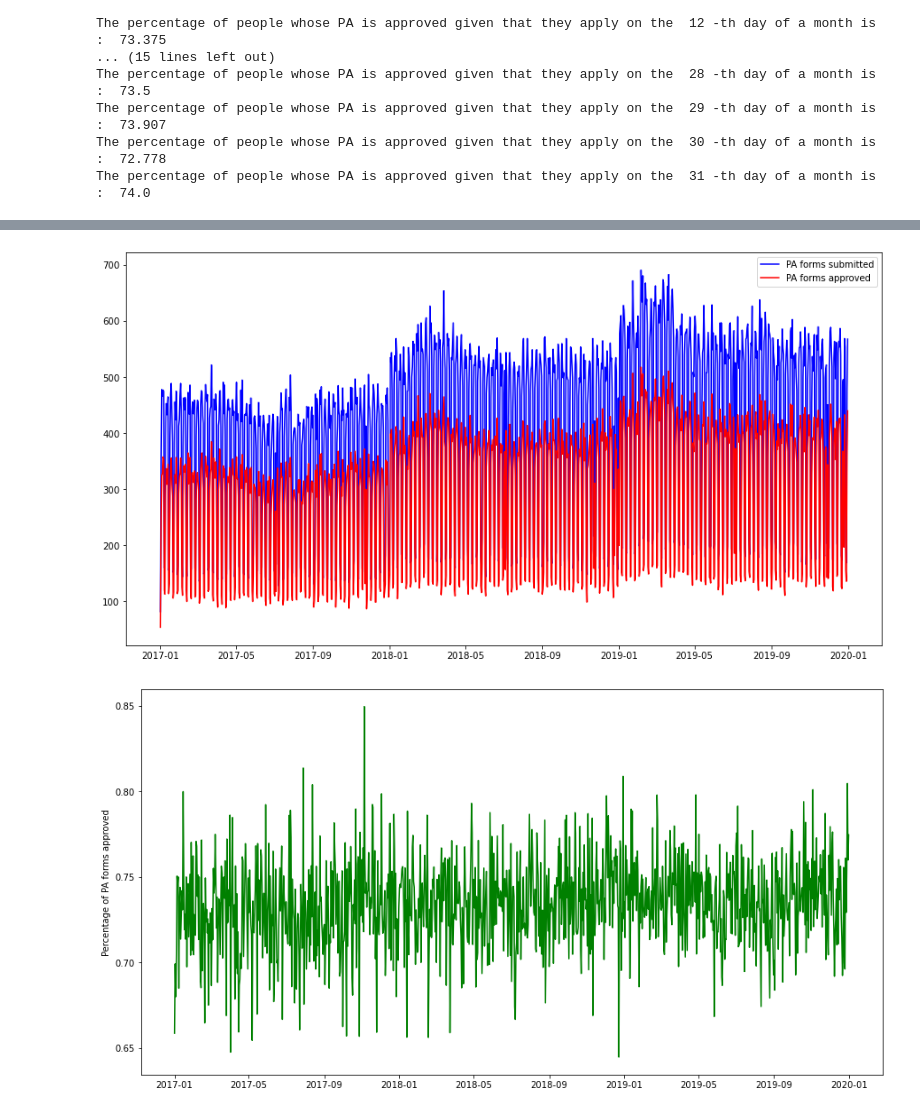
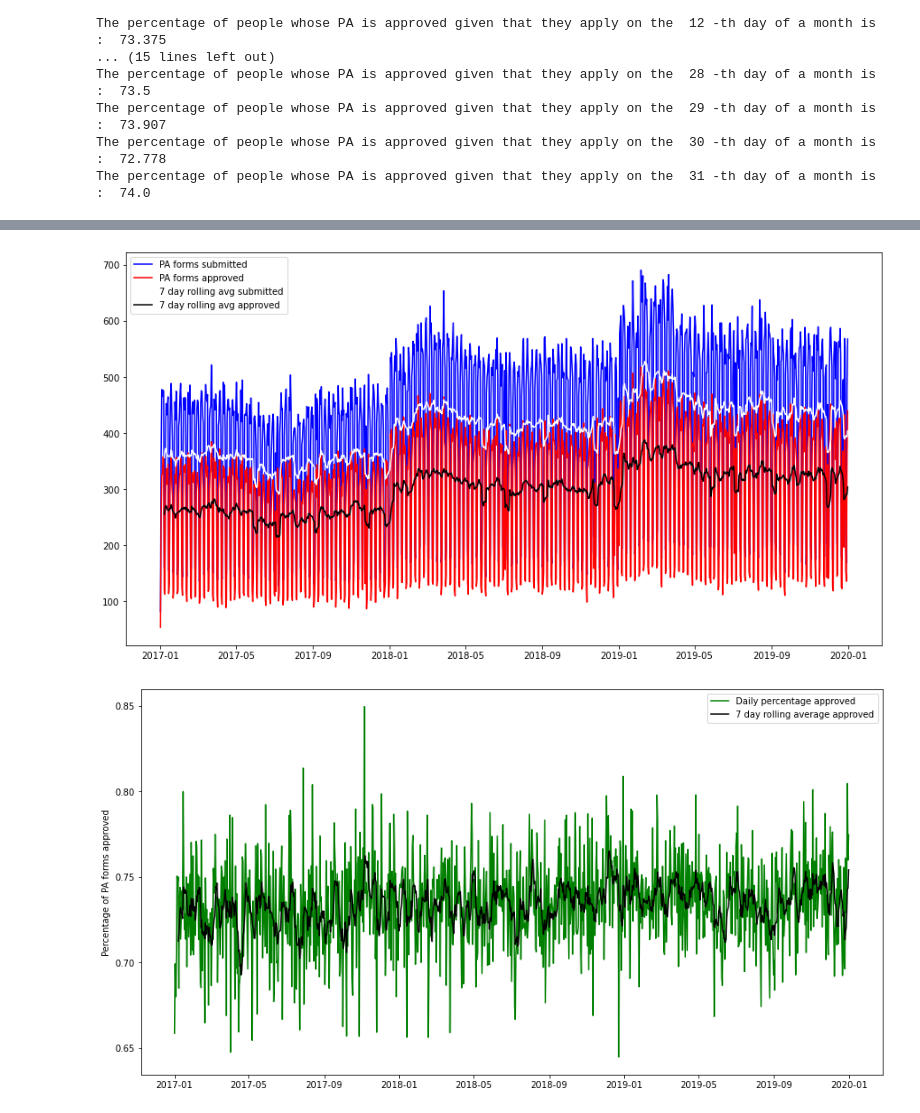
Before and after one commit to sanalsprasad/ErdosProject, a Jupyter notebook: PA approval and date.ipynb, the cells around one changed output, grey strips where cells are left out. Cells and saved outputs as stored; diff of their text form; code cells hidden in the pictures.

Commit message:
added rolling average

```diff
--- a/PA approval and date.ipynb
+++ b/PA approval and date.ipynb
@@ -207,4 +216,12 @@ for date in date_list:
 PA_approved_percentage = np.divide(count_PA_approved,count_PA_forms)
 # %%
 PA_approved_percentage
+
+datePA_df=pd.DataFrame(np.transpose([date_list,count_PA_forms,count_PA_approved,PA_approved_percentage]), columns=('Date','PA_count','PA_approved_count','PA_approved_percent'))
+datePA_df['count_rolling'] = datePA_df.iloc[:,1].rolling(window=7).mean()
+datePA_df['approved_rolling']=datePA_df.iloc[:,2].rolling(window=7).mean()
+datePA_df['percent_rolling']=datePA_df.iloc[:,3].rolling(window=7).mean()
+
+
+datePA_df.head(15)
 # %% [output]
@@ -214,15 +245,19 @@ array([0.65853659, 0.69916435, 0.67991632, ..., 0.80473373, 0.75991649,
 plt.figure(figsize=(15,8))
 plt.plot(date_list,count_PA_forms,'b')
 plt.plot(date_list,count_PA_approved,'r')
-plt.legend(['PA forms submitted','PA forms approved'])
+plt.plot(date_list,datePA_df.count_rolling,'w')
+plt.plot(date_list,datePA_df.approved_rolling,'k')
+plt.legend(['PA forms submitted','PA forms approved','7 day rolling avg submitted','7 day rolling avg approved'])
 
 plt.show()
 # %% [output]
-[figure, old version]
+[figure, new version]
 # %%
 plt.figure(figsize=(15,8))
 plt.plot(date_list,PA_approved_percentage,'g')
+plt.plot(date_list,datePA_df.percent_rolling,'k')
 plt.ylabel("Percentage of PA forms approved")
+plt.legend(["Daily percentage approved","7 day rolling average approved"])
 plt.show()
 # %% [output]
-[figure, old version]
+[figure, new version]
```
Also changed, not shown: parts of 10 cells of this notebook.
